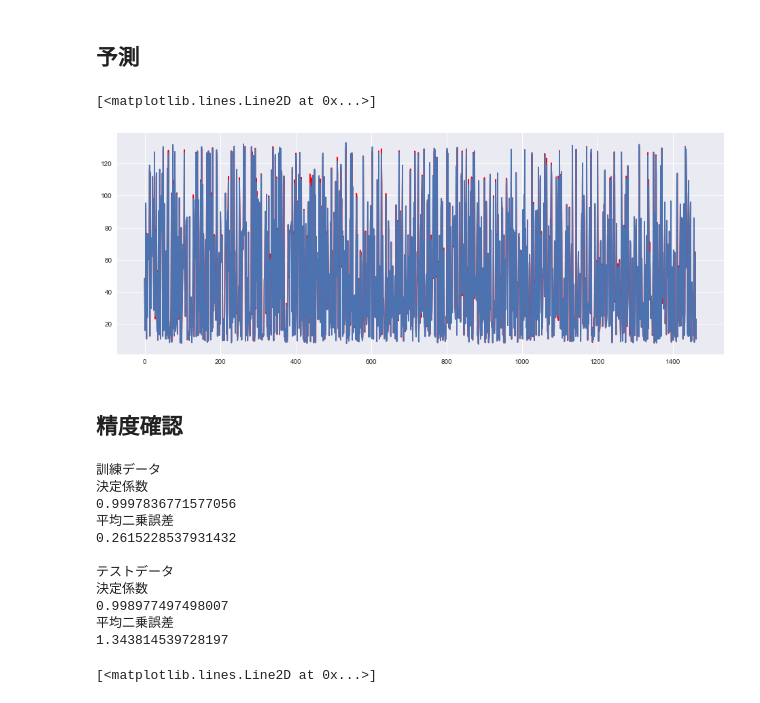
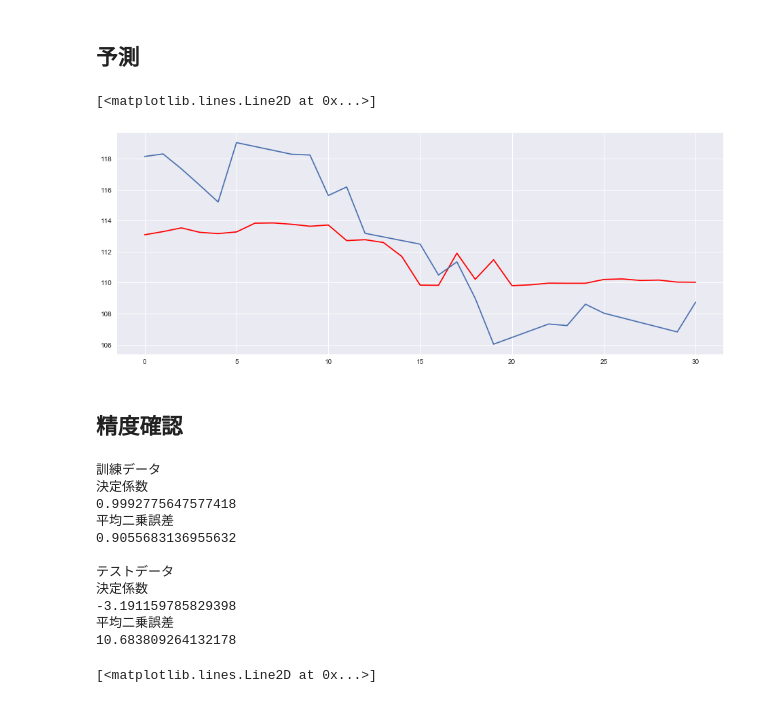
Before and after one commit to kounatsumikan/learning, a Jupyter notebook: 株予測.ipynb, the cells around one changed output. Cells and saved outputs as stored; diff of their text form; code cells hidden in the pictures.

```diff
--- a/株予測.ipynb
+++ b/株予測.ipynb
@@ -993,7 +983,3 @@ X_dataset_test = dataset["2015-11-28":"2015-12-28"]
 y_dataset_test = apple2["Close"]["2015-11-29":"2015-12-29"]
 X_dataset_test2 = dataset["2015-10-28":"2015-11-28"]
 y_dataset_test2 = apple2["Close"]["2015-10-29":"2015-11-29"]
-# %%
-import sklearn.cross_validation as cross_validation
-#クロスバリエーション
-X_train, X_test, y_train, y_test = cross_validation.train_test_split(dataset["2005-10-28":"2015-10-28"], apple2["Close"]["2005-10-29":"2015-10-29"], test_size=0.4, random_state=0)
@@ -1015,7 +999,7 @@ param_grid = {
 
 # ハイパーパラメータ探索
 cv = GridSearchCV(RandomForestRegressor(), param_grid=param_grid, scoring = 'mean_squared_error', n_jobs =1 )
-cv.fit(X_train, y_train)
+cv.fit(X_dataset_train, y_dataset_train)
 
 cv.best_params_
 # %% [output]
@@ -1027,7 +1011,7 @@ cv.best_params_
 ## 学習
 # %%
 clf_rf = RandomForestRegressor(random_state=0
-                                , criterion= 'mse', max_depth = 20, max_features = 'log2', n_estimators = 400
+                                , criterion= 'mse', max_depth = 20, max_features = 'auto', n_estimators = 1200
                                )
 clf_rf.fit(X_train, y_train)
 # %% [output]
@@ -1054,15 +1038,15 @@ dtype: float64
 # %% [markdown]
 ## 予測
 # %%
-y_train2 = clf_rf.predict(X_train)
-y_pred = clf_rf.predict(X_test)
+y_train2 = clf_rf.predict(X_dataset_train)
+y_pred = clf_rf.predict(X_dataset_test)
 # %%
 fig, ax = plt.subplots(figsize=(16,6))
 ax.plot(y_pred,"r")
-ax.plot(y_test.values)
+ax.plot(y_dataset_test.values)
 # %% [output]
 [<matplotlib.lines.Line2D at 0x...>]
-[figure, old version]
+[figure, new version]
 # %% [markdown]
 ## 精度確認
 # %%
@@ -1070,28 +1054,28 @@ from sklearn.metrics import mean_squared_error
 from sklearn.metrics import r2_score
 print("訓練データ")
 print("決定係数")
-print(r2_score(y_train2, y_train))
+print(r2_score(y_train2, y_dataset_train))
 print("平均二乗誤差")
-print(mean_squared_error(y_train2, y_train))
+print(mean_squared_error(y_train2, y_dataset_train))
 print("")
 
 print("テストデータ")
 print("決定係数")
-print(r2_score(y_pred, y_test))
+print(r2_score(y_pred, y_dataset_test))
 print("平均二乗誤差")
-print(mean_squared_error(y_pred, y_test))
+print(mean_squared_error(y_pred, y_dataset_test))
 # %% [output]
 訓練データ
 決定係数
-0.9997836771577056
+0.9992775647577418
 平均二乗誤差
-0.2615228537931432
+0.9055683136955632
 
 テストデータ
 決定係数
-0.998977497498007
+-3.191159785829398
 平均二乗誤差
-1.343814539728197
+10.683809264132178
 # %%
 y_pred2 = clf_rf.predict(X_dataset_test2)
 # %%
```
Also changed, not shown: parts of 13 cells of this notebook.
